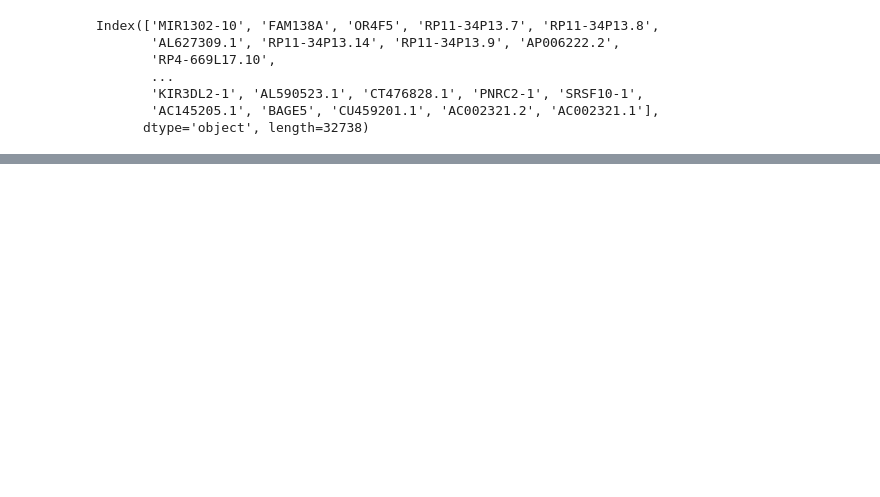
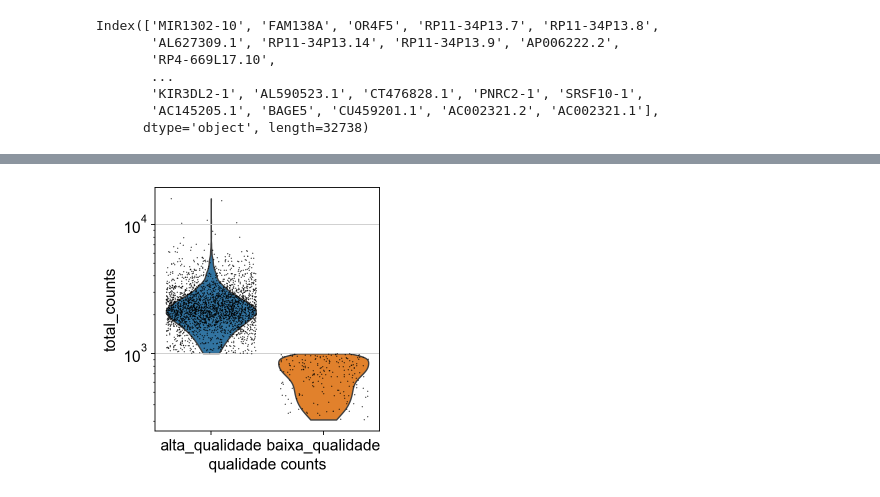
Before and after one commit to fuedgabriel/Bioinformatica-scanpy, a Jupyter notebook: Scanpy introducao.ipynb, the cells around one changed output, grey strips where cells are left out. Cells and saved outputs as stored; diff of their text form; code cells hidden in the pictures; blank space fills up the shorter version.

```diff
--- a/Scanpy introducao.ipynb
+++ b/Scanpy introducao.ipynb
@@ -127,0 +168,23 @@ sc.pl.violin(adata, ['n_genes_by_counts', 'total_counts', 'pct_counts_mt'], jitt
+# %%
+
+# # Este código agora vai funcionar, pois a coluna 'qualidade_counts' existe!
+# sc.pl.violin(
+#     adata,
+#     ['n_genes_by_counts', 'total_counts', 'pct_counts_mt'],
+#     groupby='qualidade_counts',
+#     multi_panel=True,
+#     jitter=0.4
+# )
+
+
+# Plota o gráfico de violino apenas para 'total_counts'
+# O parâmetro log=True melhora a visualização de dados de contagem
+sc.pl.violin(
+    adata,
+    ['total_counts'],
+    groupby='qualidade_counts',
+    jitter=0.4,
+    log=True
+)
+# %% [output]
+[figure, added]
```
Also changed, not shown: parts of 32 cells of this notebook, 2 other files.
